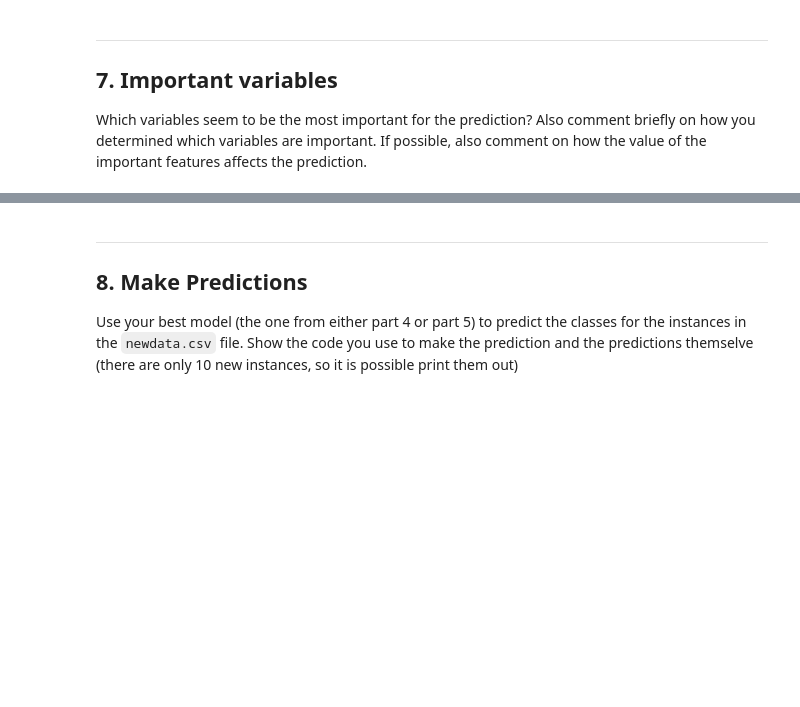
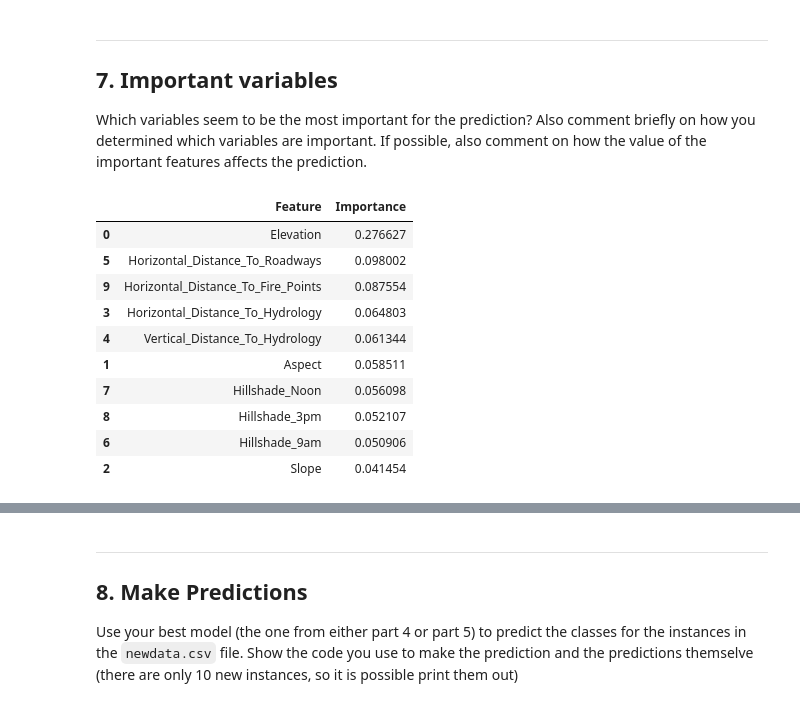
Before and after one commit to MaryNydegger/486-midterm, a Jupyter notebook: MidtermExam.ipynb, the cells around one changed output, grey strips where cells are left out. Cells and saved outputs as stored; diff of their text form; code cells hidden in the pictures; blank space fills up the shorter version.

```diff
--- a/MidtermExam.ipynb
+++ b/MidtermExam.ipynb
@@ -88,4 +235,27 @@ For this part, you should build an appropriate classification model that IS an e
 
 Include only the code that fits the model and computes your best estimates of the generalization metrics.
 # %%
-# code here
+# D - Data Preprocessing
+imputer = SimpleImputer(strategy='mean')
+X_train_imputed = pd.DataFrame(imputer.fit_transform(X_train), columns=X_train.columns)
+X_test_imputed = pd.DataFrame(imputer.transform(X_test), columns=X_test.columns)
+
+# A - Initialize the Random Forest classifier
+rf_clf = RandomForestClassifier(n_estimators=100, random_state=42)
+
+# B - Fit the model to the training data
+rf_clf.fit(X_train_imputed, y_train)
+
+# C - Make predictions on the test data
+y_rf_pred = rf_clf.predict(X_test_imputed)
+
+# Calculate accuracy, F1 score, and AUC
+rf_accuracy = accuracy_score(y_test, y_rf_pred)
+rf_f1 = f1_score(y_test, y_rf_pred, average='weighted')
+y_rf_probs = rf_clf.predict_proba(X_test_imputed)[:, 1]
+rf_auc = roc_auc_score(y_test, y_rf_probs)
+
+# Print the metrics for the Random Forest model
+print('Random Forest Accuracy: ', rf_accuracy)
+print('Random Forest F1 Score: ', rf_f1)
+print('Random Forest AUC: ', rf_auc)
@@ -103,3 +294,21 @@ In the markdown cell below, describe how you chose to estimate and compute the g
 ## 7. Important variables
 
 Which variables seem to be the most important for the prediction?  Also comment briefly on how you determined which variables are important. If possible, also comment on how the value of the important features affects the prediction.
+# %%
+feature_importance = rf_clf.feature_importances_
+feature_importance_df = pd.DataFrame({'Feature': X_train.columns, 'Importance': feature_importance})
+feature_importance_df = feature_importance_df.sort_values(by = 'Importance', ascending = False)
+top_n_features = feature_importance_df.head(10)
+top_n_features
+# %% [output]
+|  | Feature | Importance |
+| 0 | Elevation | 0.276627 |
+| 5 | Horizontal_Distance_To_Roadways | 0.098002 |
+| 9 | Horizontal_Distance_To_Fire_Points | 0.087554 |
+| 3 | Horizontal_Distance_To_Hydrology | 0.064803 |
+| 4 | Vertical_Distance_To_Hydrology | 0.061344 |
+| 1 | Aspect | 0.058511 |
+| 7 | Hillshade_Noon | 0.056098 |
+| 8 | Hillshade_3pm | 0.052107 |
+| 6 | Hillshade_9am | 0.050906 |
+| 2 | Slope | 0.041454 |
```
Also changed, not shown: parts of 17 cells of this notebook, 3 other files.
